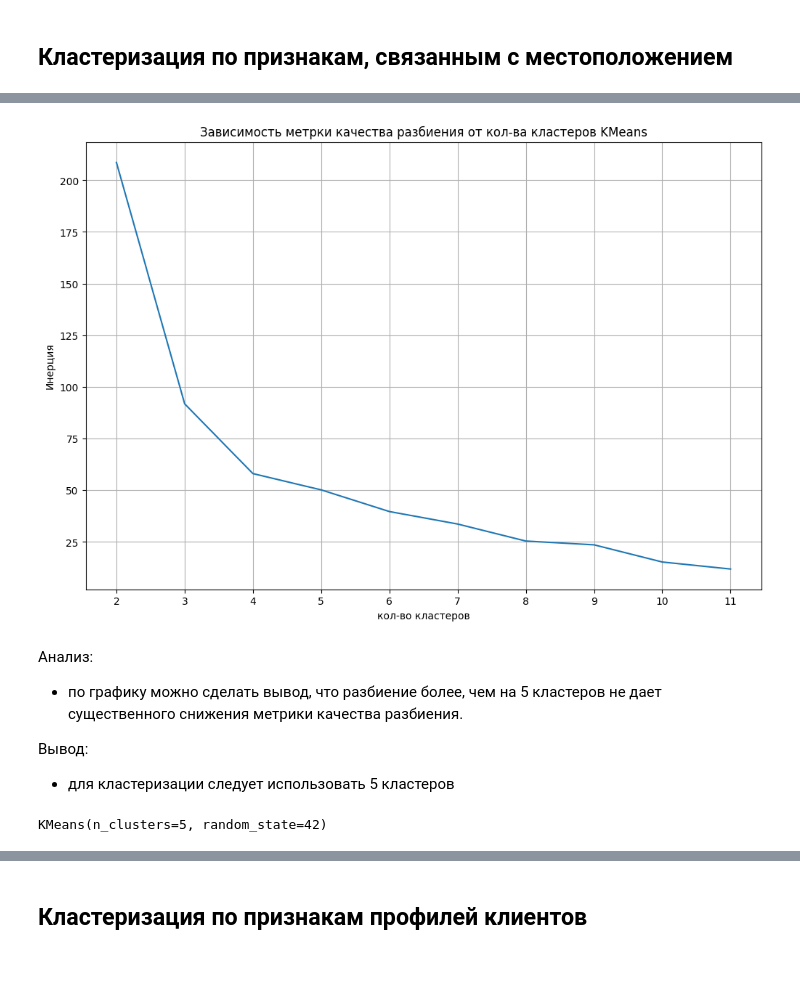
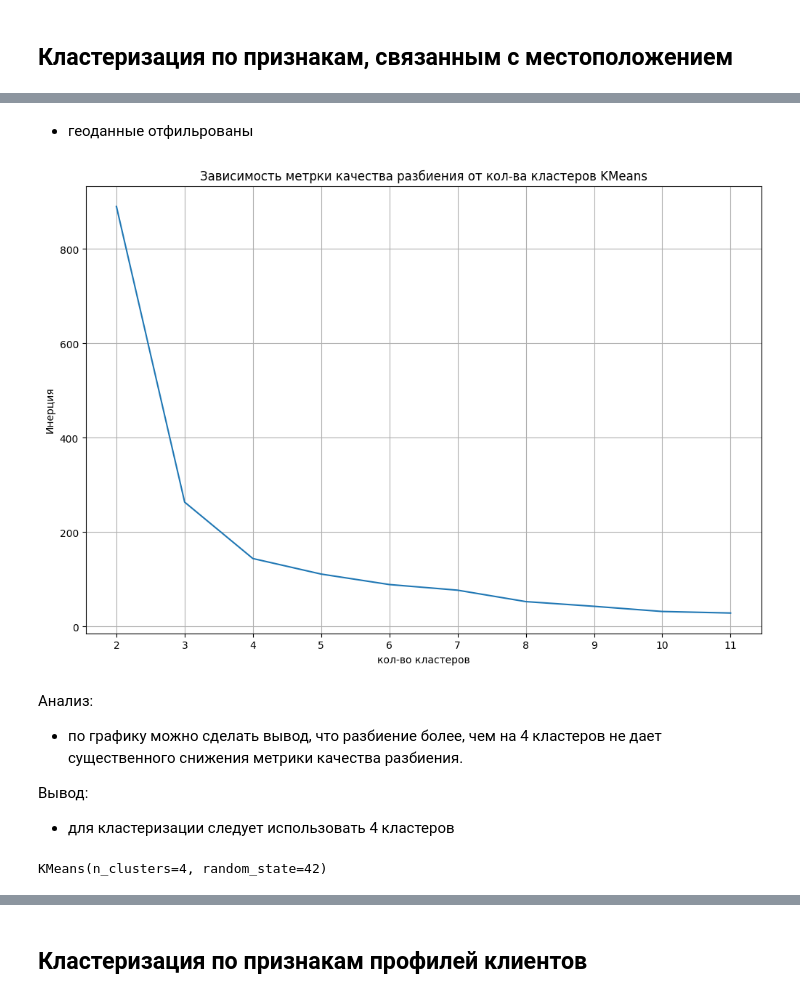
Before and after one commit to Plakhotniuk/practicum_ds, a Jupyter notebook: ml/unsupervised_learning/project/order_cancellation_risk.ipynb, the cells around one changed output, grey strips where cells are left out. Saved outputs shown, nothing was run; the diff lists cells and outputs as text; code cells hidden in the pictures; blank space fills up the shorter version.

```diff
--- a/ml/unsupervised_learning/project/order_cancellation_risk.ipynb
+++ b/ml/unsupervised_learning/project/order_cancellation_risk.ipynb
@@ -810,3 +824,16 @@ df_customers_test = df_customers[test_mask]
+# %%
+def filter_geo_data(df: pd.DataFrame, max_lat=50., min_lat=15., max_lon=-60, min_lon=-125):
+    """Фильтрация геоданных по долготе и широте"""
+    mask = (
+        df['customer_lat'].between(min_lat, max_lat) &
+        df['customer_lon'].between(min_lon, max_lon)
+    )
+    return df[mask]
+# %%
+df_customers_train_filtered = filter_geo_data(df=df_customers_train)
+plot_customers_geo(df=df_customers_train_filtered)
+# %% [markdown]
+- геоданные отфильрованы
 # %%
 # Преобразование для KMeans
 lat_lon_feat = ['customer_lat',	'customer_lon']
@@ -838,28 +865,28 @@ def plot_elbow_k_means(k_means_preproc, df, ks: list = list(range(2, 12))):
 	plt.grid()
 	plt.show()
 # %%
-plot_elbow_k_means(k_means_preproc=k_means_geo_preproc, df=df_customers_train)
+plot_elbow_k_means(k_means_preproc=k_means_geo_preproc, df=df_customers_train_filtered)
 # %% [output]
-[figure, old version]
+[figure, new version]
 # %% [markdown]
 Анализ:
-- по графику можно сделать вывод, что разбиение более, чем на 5 кластеров не дает существенного снижения метрики качества разбиения.
+- по графику можно сделать вывод, что разбиение более, чем на 4 кластеров не дает существенного снижения метрики качества разбиения.
 
 Вывод:
-- для кластеризации следует использовать 5 кластеров
+- для кластеризации следует использовать 4 кластеров
 # %%
 kmeans_geo_pipe = Pipeline(
     steps=[
         ('prep', k_means_geo_preproc),
-        ('kmeans', KMeans(n_clusters=5, init="k-means++", random_state=RANDOM_SEED)),
+        ('kmeans', KMeans(n_clusters=4, init="k-means++", random_state=RANDOM_SEED)),
     ]
 )
-kmeans_geo_pipe.fit(df_customers_train)
+kmeans_geo_pipe.fit(df_customers_train_filtered)
 kmeans = kmeans_geo_pipe.named_steps["kmeans"]
 
 kmeans
 # %% [output]
-KMeans(n_clusters=5, random_state=42)
+KMeans(n_clusters=4, random_state=42)
 # %%
 def plot_clusters(labels, points):
     # Создаем график
```
Also changed, not shown: parts of 51 cells of this notebook.
